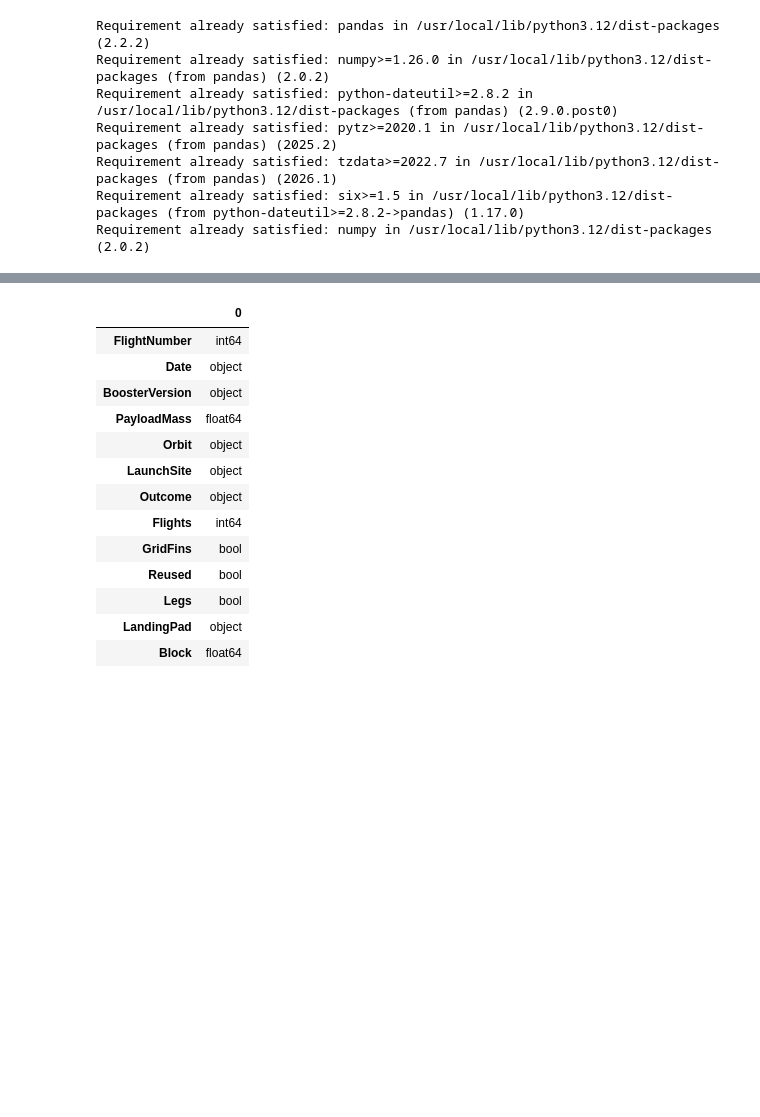
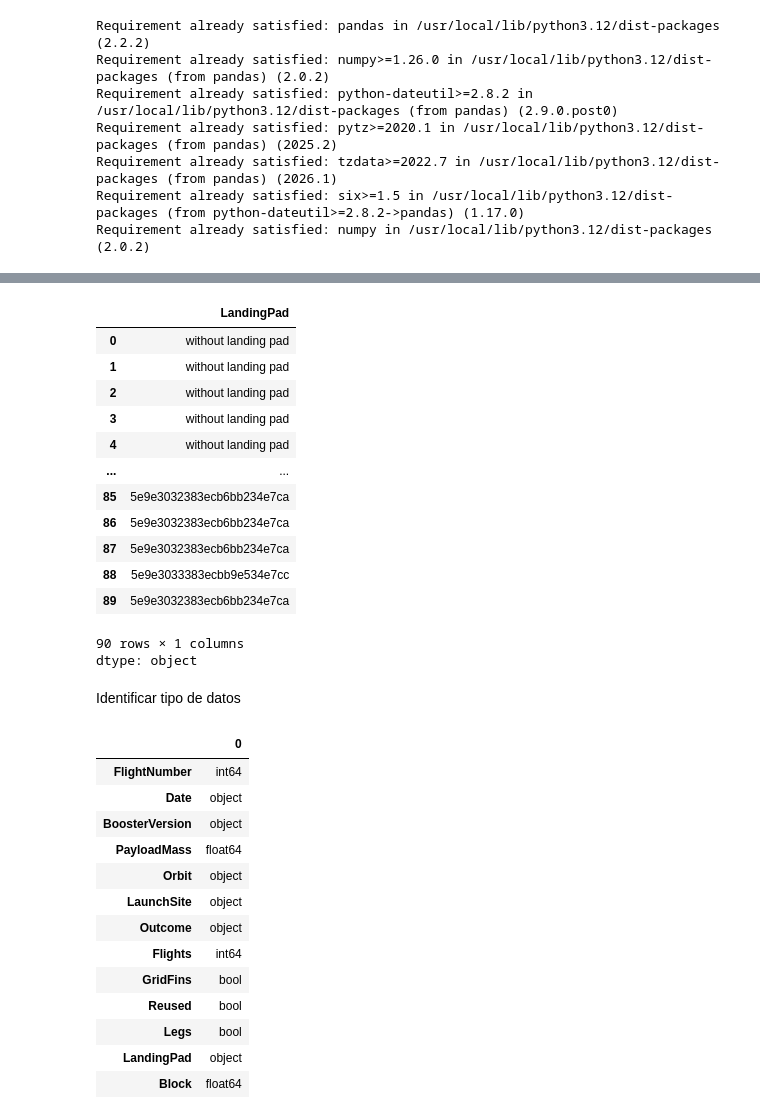
Before and after one commit to ArlethSosa/Space-Y, a Jupyter notebook: SPACE_Y_Parte_2.ipynb, the cells around one changed output, grey strips where cells are left out. Cells and saved outputs as stored; diff of their text form; code cells hidden in the pictures; blank space fills up the shorter version.

```diff
--- a/SPACE_Y_Parte_2.ipynb
+++ b/SPACE_Y_Parte_2.ipynb
@@ -61,3 +102,22 @@ dtype: float64
+# %%
+df["LandingPad"].head(100)
+# %% [output]
+|  | LandingPad |
+| 0 | without landing pad |
+| 1 | without landing pad |
+| 2 | without landing pad |
+| 3 | without landing pad |
+| 4 | without landing pad |
+| ... | ... |
+| 85 | 5e9e3032383ecb6bb234e7ca |
+| 86 | 5e9e3032383ecb6bb234e7ca |
+| 87 | 5e9e3032383ecb6bb234e7ca |
+| 88 | 5e9e3033383ecbb9e534e7cc |
+| 89 | 5e9e3032383ecb6bb234e7ca |
+90 rows × 1 columns
+dtype: object
+# %% [markdown]
+Identificar tipo de datos
 # %%
 df.dtypes
 # %% [output]
```
Also changed, not shown: parts of 18 cells of this notebook.
